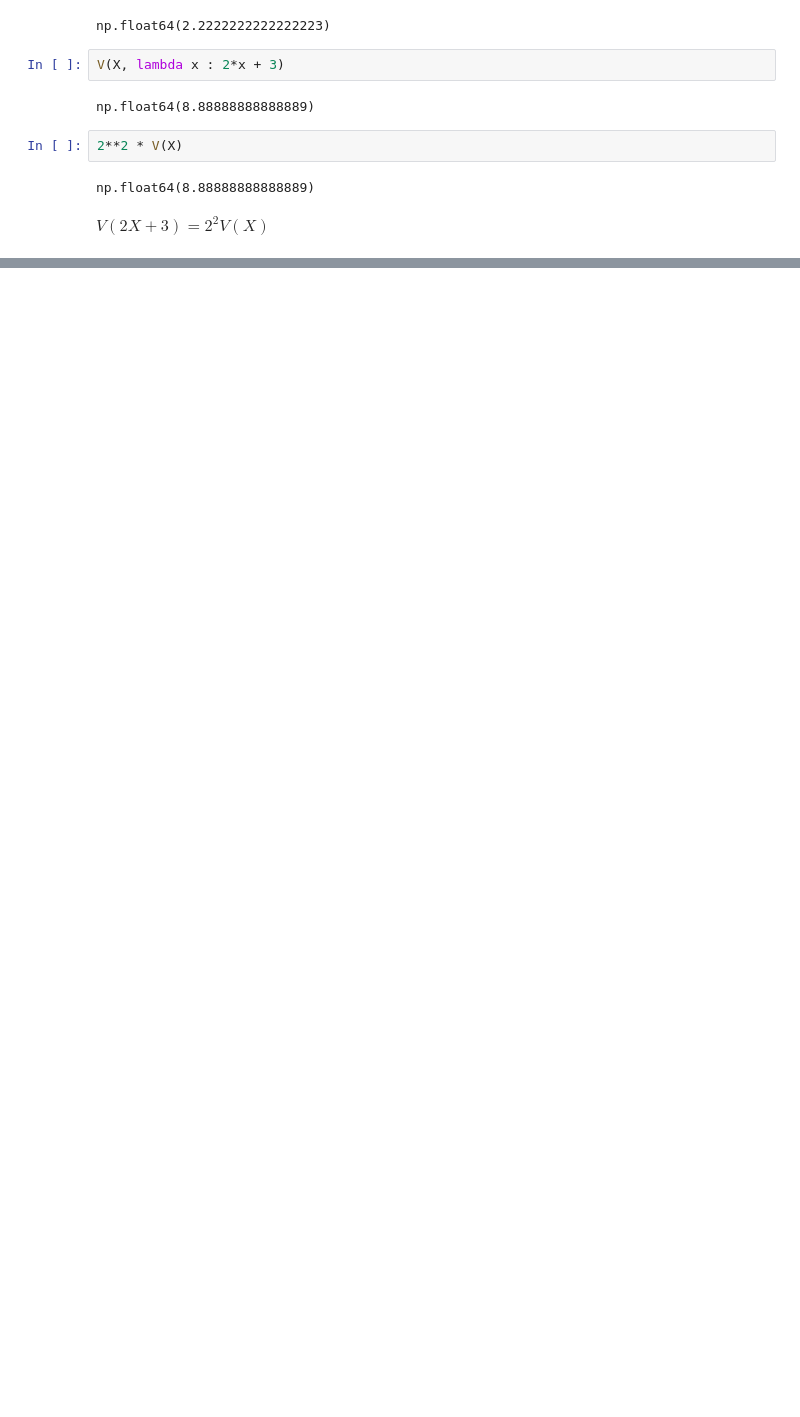
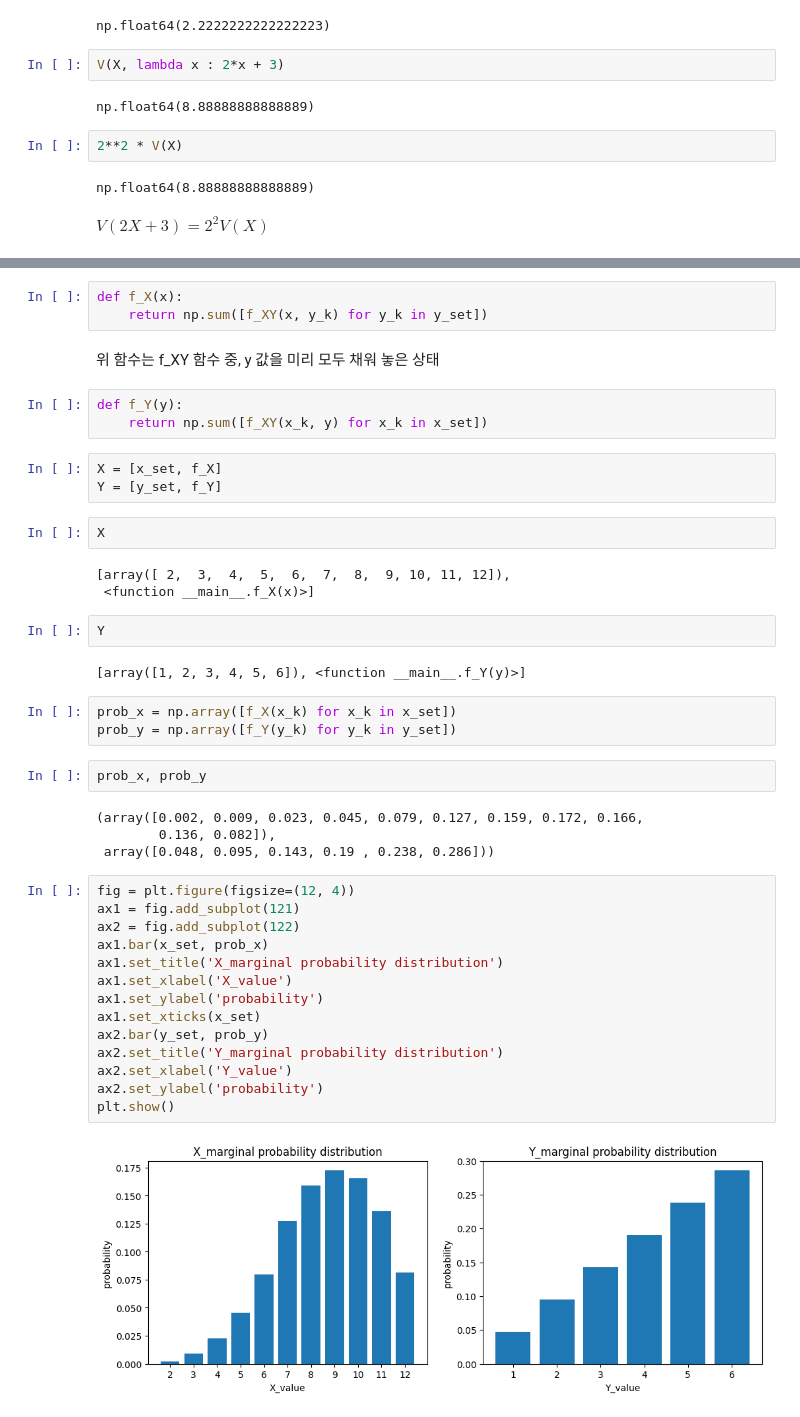
Before and after one commit to hwshin1/Colab_lec, a Jupyter notebook: 20260420_lec.ipynb, the cells around one changed output, grey strips where cells are left out. Cells and saved outputs as stored; diff of their text form; blank space fills up the shorter version.

```diff
--- a/20260420_lec.ipynb
+++ b/20260420_lec.ipynb
@@ -195,0 +279,45 @@ $V(2X + 3) = 2^2V(X)$
+# %%
+def f_X(x):
+    return np.sum([f_XY(x, y_k) for y_k in y_set])
+# %% [markdown]
+위 함수는 f_XY 함수 중, y 값을 미리 모두 채워 놓은 상태
+# %%
+def f_Y(y):
+    return np.sum([f_XY(x_k, y) for x_k in x_set])
+# %%
+X = [x_set, f_X]
+Y = [y_set, f_Y]
+# %%
+X
+# %% [output]
+[array([ 2,  3,  4,  5,  6,  7,  8,  9, 10, 11, 12]),
+ <function __main__.f_X(x)>]
+# %%
+Y
+# %% [output]
+[array([1, 2, 3, 4, 5, 6]), <function __main__.f_Y(y)>]
+# %%
+prob_x = np.array([f_X(x_k) for x_k in x_set])
+prob_y = np.array([f_Y(y_k) for y_k in y_set])
+# %%
+prob_x, prob_y
+# %% [output]
+(array([0.002, 0.009, 0.023, 0.045, 0.079, 0.127, 0.159, 0.172, 0.166,
+        0.136, 0.082]),
+ array([0.048, 0.095, 0.143, 0.19 , 0.238, 0.286]))
+# %%
+fig = plt.figure(figsize=(12, 4))
+ax1 = fig.add_subplot(121)
+ax2 = fig.add_subplot(122)
+ax1.bar(x_set, prob_x)
+ax1.set_title('X_marginal probability distribution')
+ax1.set_xlabel('X_value')
+ax1.set_ylabel('probability')
+ax1.set_xticks(x_set)
+ax2.bar(y_set, prob_y)
+ax2.set_title('Y_marginal probability distribution')
+ax2.set_xlabel('Y_value')
+ax2.set_ylabel('probability')
+plt.show()
+# %% [output]
+[figure, added]
```
Also changed, not shown: parts of 61 cells of this notebook.
